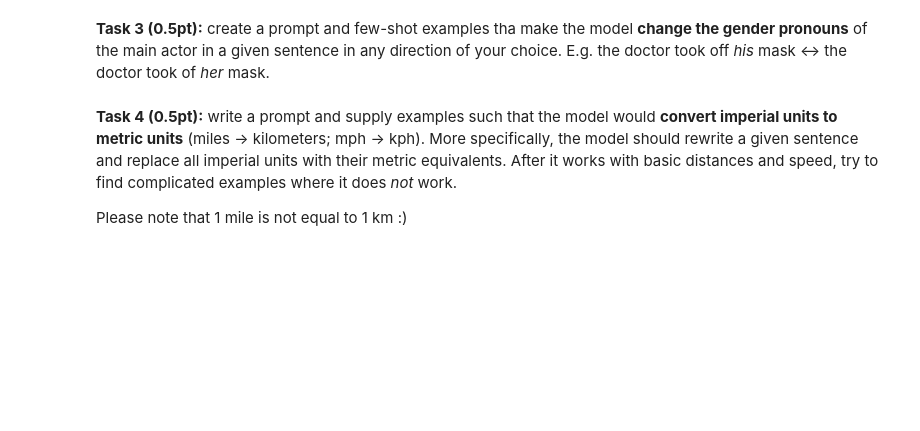
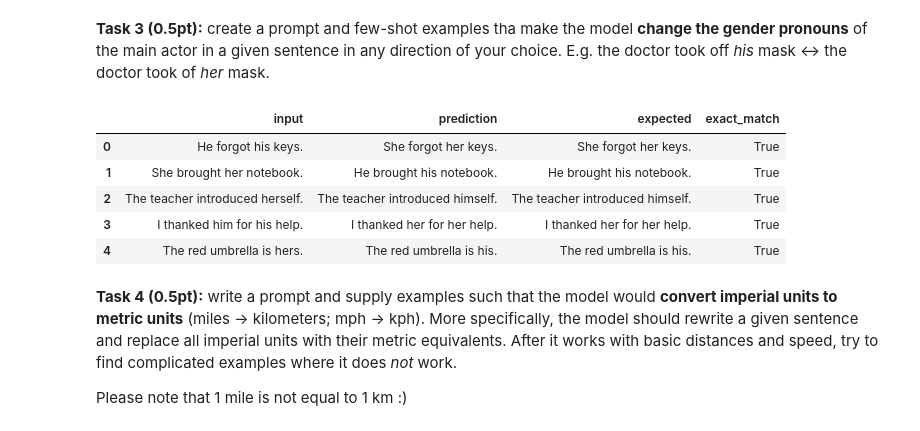
Before and after one commit to buxazich/Deep_Learning_HSE, a Jupyter notebook: week09_llm/practice_prompting.ipynb, the cells around one changed output. Saved outputs shown, nothing was run; the diff lists cells and outputs as text; code cells hidden in the pictures; blank space fills up the shorter version.

```diff
--- a/week09_llm/practice_prompting.ipynb
+++ b/week09_llm/practice_prompting.ipynb
@@ -232,3 +595,36 @@ __Task 3 (0.5pt):__ create a prompt and few-shot examples tha make the model __c
+# %%
+# supplied examples for both directions of pronoun replacement
+pronoun_examples = (
+    'Rewrite each sentence by swapping the main person\'s gender pronouns. '
+    'Keep the other words unchanged.\n\n'
+    'Input: The doctor took off his mask.\nOutput: The doctor took off her mask.\n\n'
+    'Input: She said that the book was hers.\nOutput: He said that the book was his.\n\n'
+    'Input: I saw him and gave him his bag.\nOutput: I saw her and gave her her bag.\n\n'
+    'Input: She taught herself to swim.\nOutput: He taught himself to swim.\n\n'
+)
+pronoun_tests = [
+    ('He forgot his keys.', 'She forgot her keys.'),
+    ('She brought her notebook.', 'He brought his notebook.'),
+    ('The teacher introduced herself.', 'The teacher introduced himself.'),
+    ('I thanked him for his help.', 'I thanked her for her help.'),
+    ('The red umbrella is hers.', 'The red umbrella is his.')
+]
+pronoun_results = []
+for sentence, expected in pronoun_tests:
+    response = complete(pronoun_examples + f'Input: {sentence}\nOutput:', max_new_tokens=60)
+    prediction = response.strip().split('\n')[0]
+    pronoun_results.append({
+        'input': sentence, 'prediction': prediction, 'expected': expected,
+        'exact_match': prediction == expected
+    })
+display(pd.DataFrame(pronoun_results))
+# %% [output]
+|  | input | prediction | expected | exact_match |
+| 0 | He forgot his keys. | She forgot her keys. | She forgot her keys. | True |
+| 1 | She brought her notebook. | He brought his notebook. | He brought his notebook. | True |
+| 2 | The teacher introduced herself. | The teacher introduced himself. | The teacher introduced himself. | True |
+| 3 | I thanked him for his help. | I thanked her for her help. | I thanked her for her help. | True |
+| 4 | The red umbrella is hers. | The red umbrella is his. | The red umbrella is his. | True |
 # %% [markdown]
 __Task 4 (0.5pt):__ write a prompt and supply examples such that the model would __convert imperial units to metric units__ (miles -> kilometers; mph -> kph). More specifically, the model should rewrite a given sentence and replace all imperial units with their metric equivalents. After it works with basic distances and speed, try to find complicated examples where it does *not* work.
 
```
Also changed, not shown: parts of 34 cells of this notebook, 1 other file.
